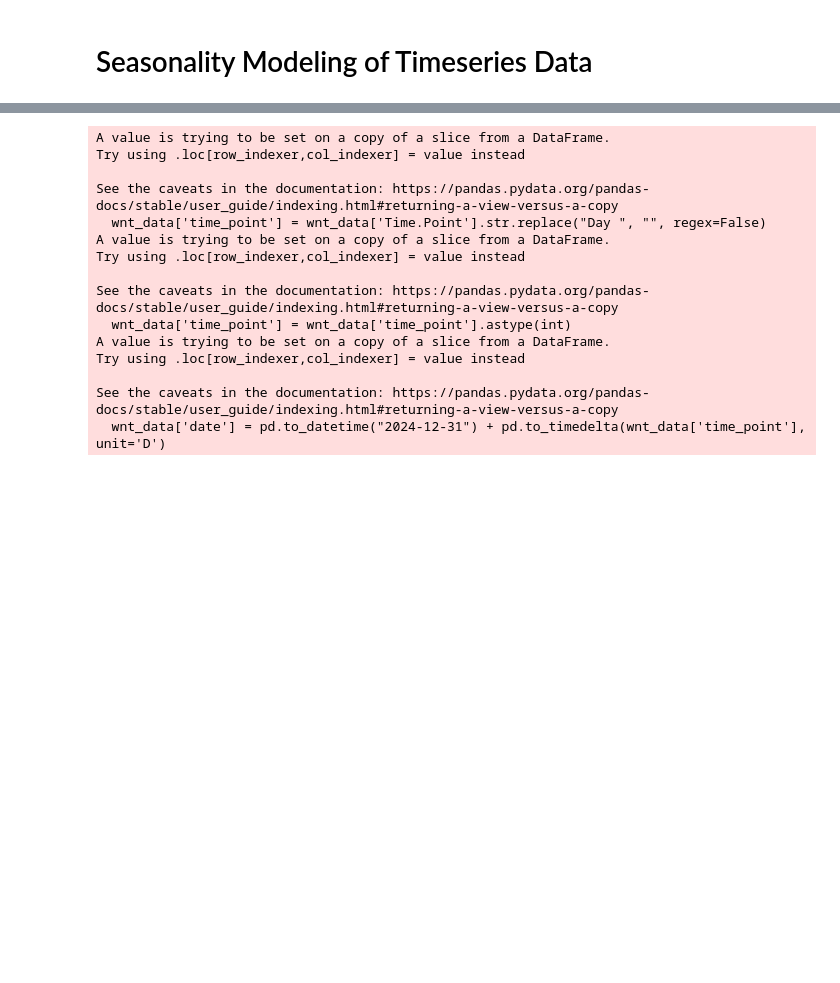
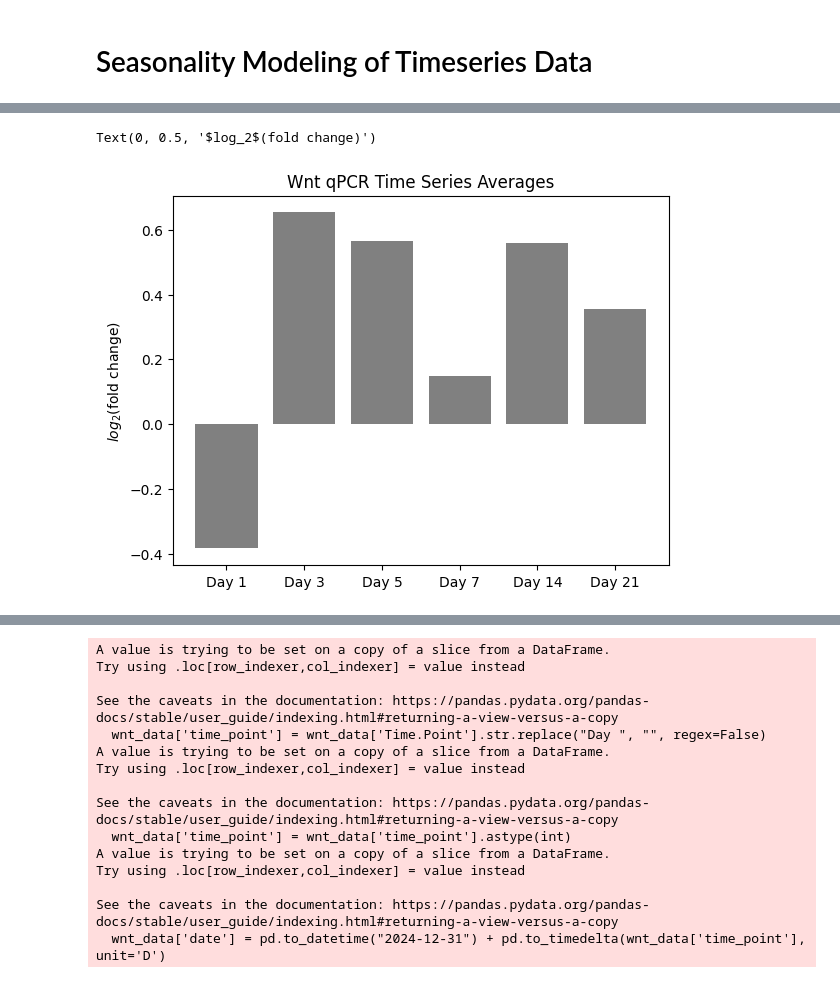
Before and after one commit to sojichld/Gene_Periodicity, a Jupyter notebook: model_seasonality.ipynb, the cells around one changed output, grey strips where cells are left out. Drawn from its saved outputs; the diff is of its cells as text; code cells hidden in the pictures; blank space fills up the shorter version.

```diff
--- a/model_seasonality.ipynb
+++ b/model_seasonality.ipynb
@@ -6,0 +61,8 @@ import matplotlib.pyplot as plt
+# %%
+
+plt.bar(x, [sum(summed[x])/len(summed[x]) for x in summed.keys()], tick_label = days, color = "grey")
+plt.title("Wnt qPCR Time Series Averages")
+plt.ylabel('$log_2$(fold change)')
+# %% [output]
+Text(0, 0.5, '$log_2$(fold change)')
+[figure, added]
```
Also changed, not shown: parts of 5 cells of this notebook, 1 other file.
